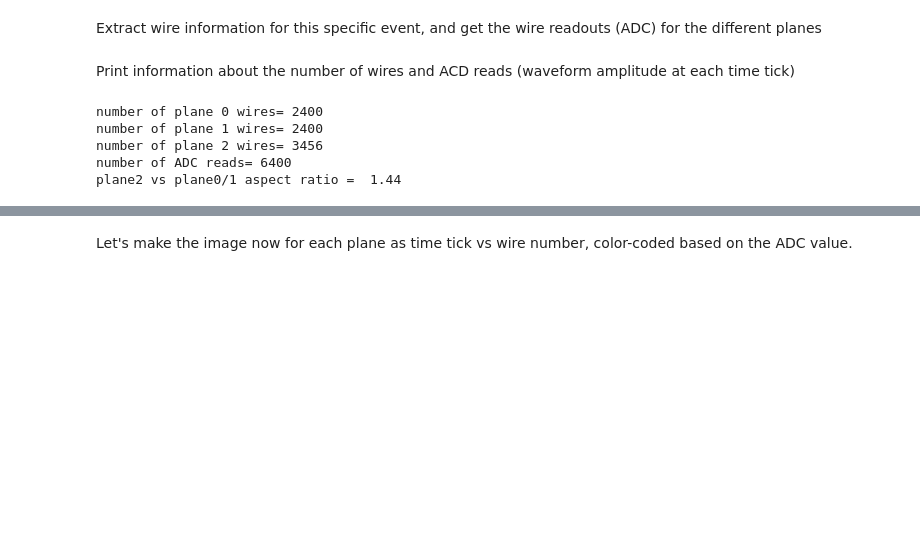
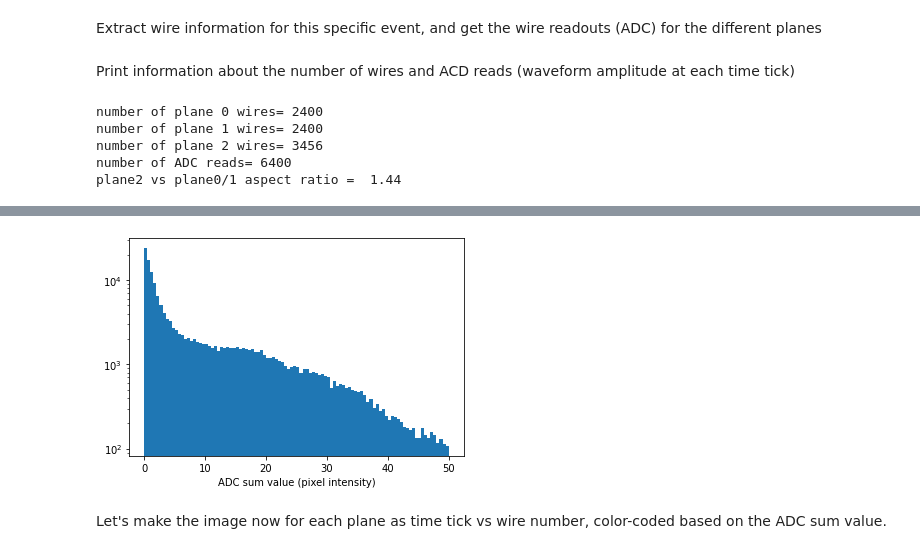
Before and after one commit to cerati/ubopendata, a Jupyter notebook: WireImage.ipynb, the cells around one changed output, grey strips where cells are left out. Drawn from its saved outputs; the diff is of its cells as text; code cells hidden in the pictures; blank space fills up the shorter version.

```diff
--- a/WireImage.ipynb
+++ b/WireImage.ipynb
@@ -21,5 +21,5 @@ from detector_utils import *
 # %%
-tables = ['event_table','wire_table']
+tables = ['event_table','wire_table','hit_table','edep_table']
 for t in tables: f.add_group(t)
 f.read_data(0, 50)
 evts = f.build_evt()
@@ -57,0 +65,9 @@ plane2 vs plane0/1 aspect ratio =  1.44
+# %%
+adcsgt0 = [i[i>0] for i in planeadcs[p] for p in range(0,nplanes())]
+flat_adcs = [item for sublist in adcsgt0 for item in sublist]
+plt.hist(flat_adcs,bins=np.linspace(0,50,101))
+plt.yscale('log')
+plt.xlabel('ADC sum value (pixel intensity)')
+plt.show()
+# %% [output]
+[figure, added]
@@ -58,3 +80,3 @@ plane2 vs plane0/1 aspect ratio =  1.44
 # %% [markdown]
-Let's make the image now for each plane as time tick vs wire number, color-coded based on the ADC value.
+Let's make the image now for each plane as time tick vs wire number, color-coded based on the ADC sum value.
 # %%
```
Also changed, not shown: parts of 17 cells of this notebook, 1 other file.
